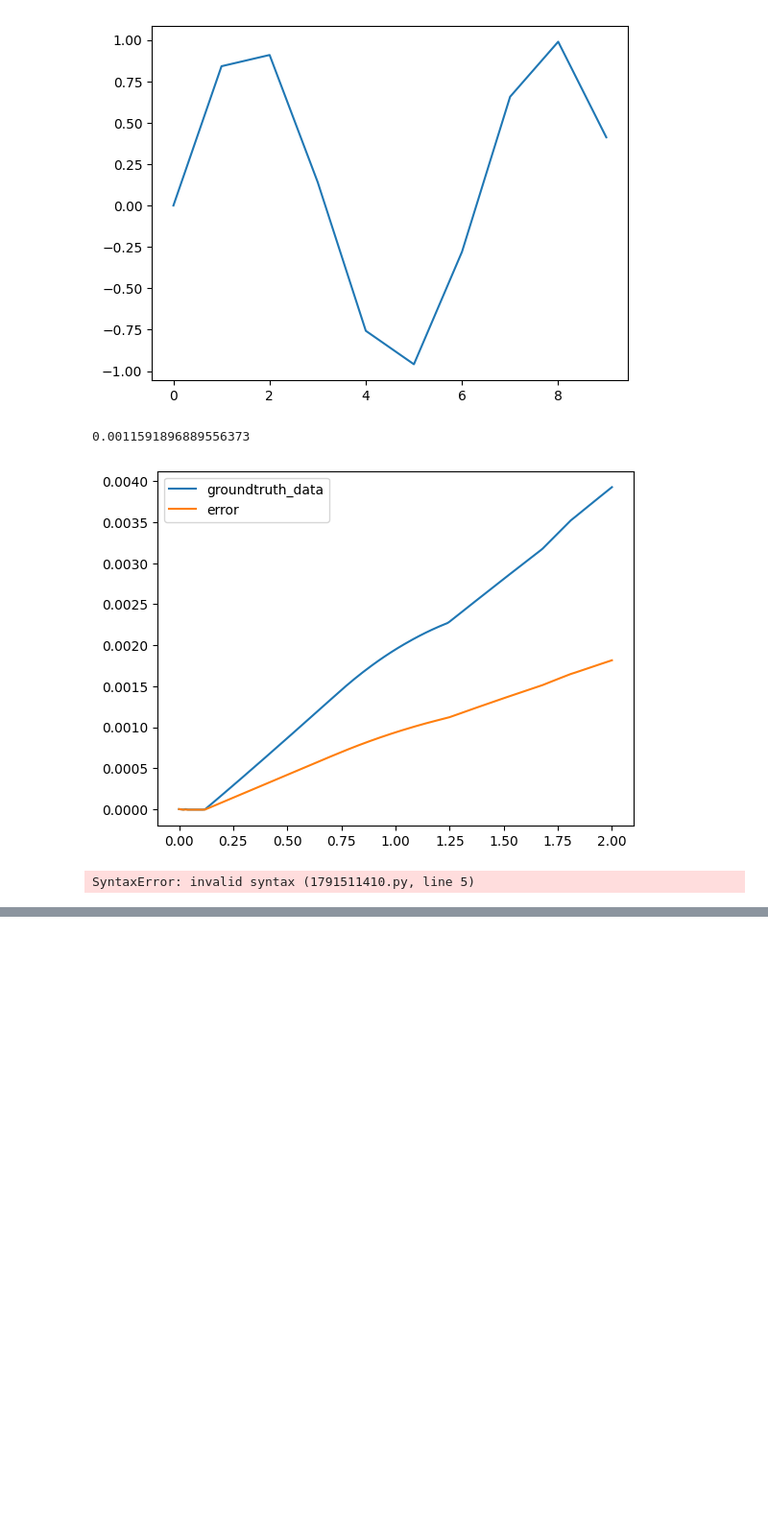
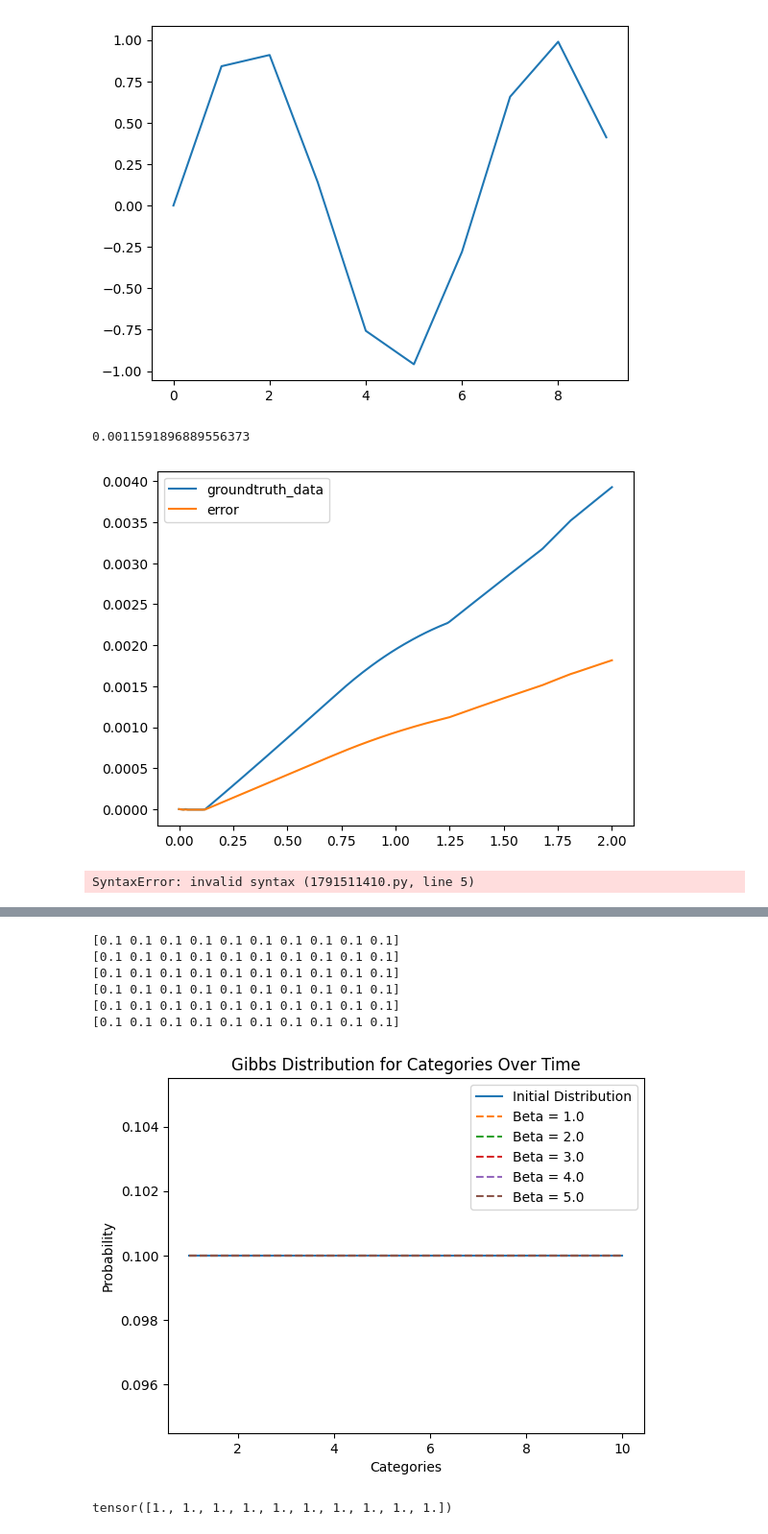
Before and after one commit to nhnhan92/RL_whisker, a Jupyter notebook: sofagym/envs/Whisker/test.ipynb, the cells around one changed output, grey strips where cells are left out. Shown at 96% size. Drawn from its saved outputs; the diff is of its cells as text; code cells hidden in the pictures; blank space fills up the shorter version.

```diff
--- a/sofagym/envs/Whisker/test.ipynb
+++ b/sofagym/envs/Whisker/test.ipynb
@@ -293,0 +357,62 @@ path
+# %%
+import torch
+import numpy as np
+import matplotlib.pyplot as plt
+
+# Custom categorical distribution using dl.CatDist
+class CustomCategoricalDistribution:
+    def __init__(self, logits):
+        self.dist = torch.distributions.Categorical(logits=logits)
+
+    def probabilities(self):
+        return torch.softmax(self.dist.logits, dim=-1).numpy()  # Normalize logits to probabilities
+
+# Function to calculate Gibbs distribution for categories using the custom distribution (CatDist)
+def gibbs_distribution_for_categories(categories, logits, beta):
+    custom_dist = CustomCategoricalDistribution(logits * beta)
+    print(custom_dist.probabilities())
+    return custom_dist.probabilities()
+
+# Function to update Gibbs distribution for categories over time
+def update_gibbs_distribution_for_categories(categories, initial_logits, initial_beta, num_steps):
+    plt.plot(categories, gibbs_distribution_for_categories(categories, initial_logits, initial_beta), label='Initial Distribution')
+    current_logits = initial_logits *
+    for step in range(1, num_steps + 1):
+        updated_beta = initial_beta * step  # Update beta over time
+        probabilities = gibbs_distribution_for_categories(categories, initial_logits, updated_beta)
+        plt.plot(categories, probabilities, linestyle='--', label=f'Beta = {updated_beta:.1f}')
+
+    plt.title('Gibbs Distribution for Categories Over Time')
+    plt.xlabel('Categories')
+    plt.ylabel('Probability')
+    plt.legend()
+    plt.show()
+
+# Example custom distribution function (replace this with your own distribution)
+def custom_distribution(categories):
+    # Example: Quadratic distribution
+    return categories + 2
+
+# Initial parameters
+categories = np.arange(1, 11)  # Categories from 1 to 10
+# initial_logits = torch.tensor(custom_distribution(categories), dtype=torch.float)  # Initial logits
+initial_logits = torch.ones(10,dtype=torch.float)
+initial_beta = 1.0  # Initial inverse temperature
+num_steps = 5  # Number of update steps
+
+# Update and plot Gibbs distribution for categories over time
+update_gibbs_distribution_for_categories(categories, initial_logits, initial_beta, num_steps)
+# %% [output]
+[0.1 0.1 0.1 0.1 0.1 0.1 0.1 0.1 0.1 0.1]
+[0.1 0.1 0.1 0.1 0.1 0.1 0.1 0.1 0.1 0.1]
+[0.1 0.1 0.1 0.1 0.1 0.1 0.1 0.1 0.1 0.1]
+[0.1 0.1 0.1 0.1 0.1 0.1 0.1 0.1 0.1 0.1]
+[0.1 0.1 0.1 0.1 0.1 0.1 0.1 0.1 0.1 0.1]
+[0.1 0.1 0.1 0.1 0.1 0.1 0.1 0.1 0.1 0.1]
+[figure, added]
+# %%
+# initial_logits = torch.tensor(torch.ones(1,10))
+# initial_logits
+torch.ones(10)
+# %% [output]
+tensor([1., 1., 1., 1., 1., 1., 1., 1., 1., 1.])
```
Also changed, not shown: parts of 3 cells of this notebook, 7 other files.
